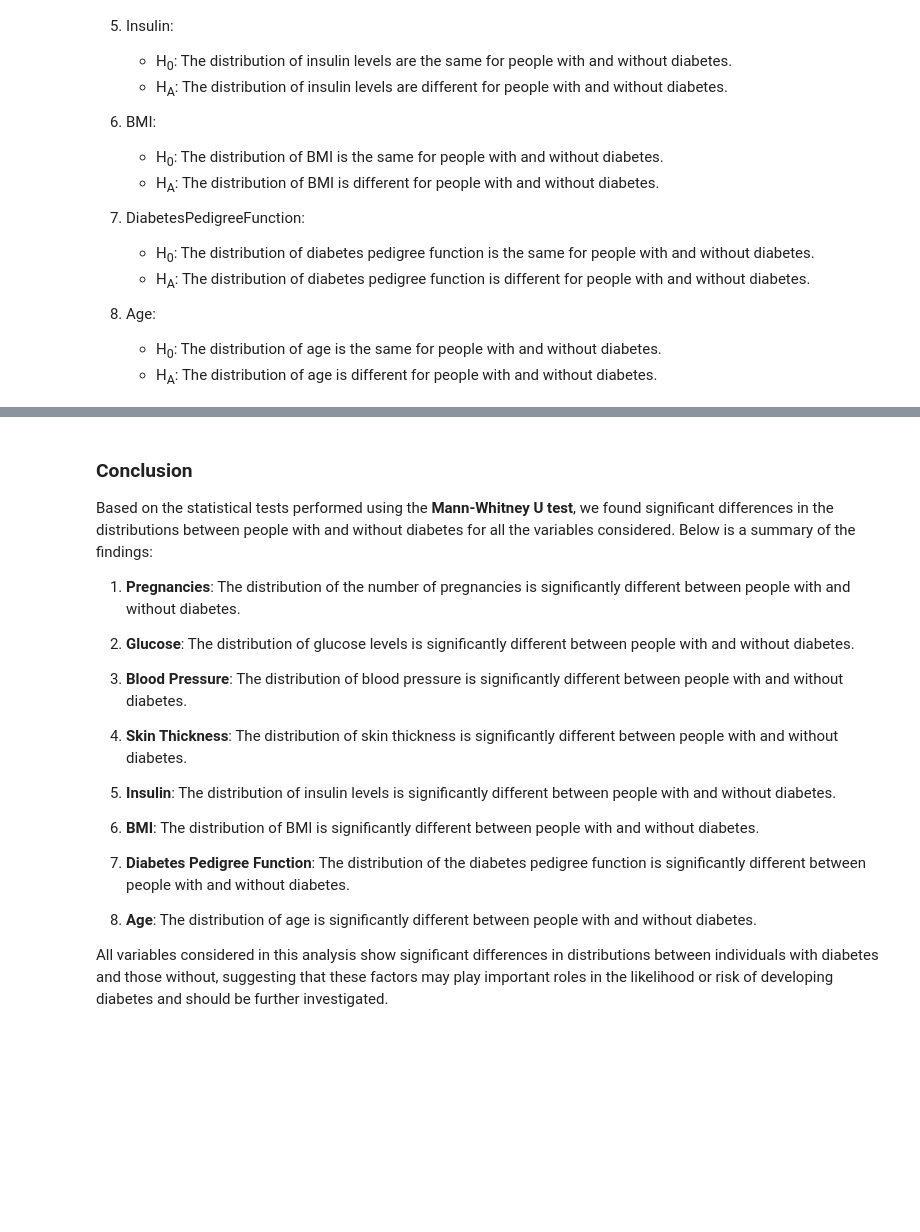
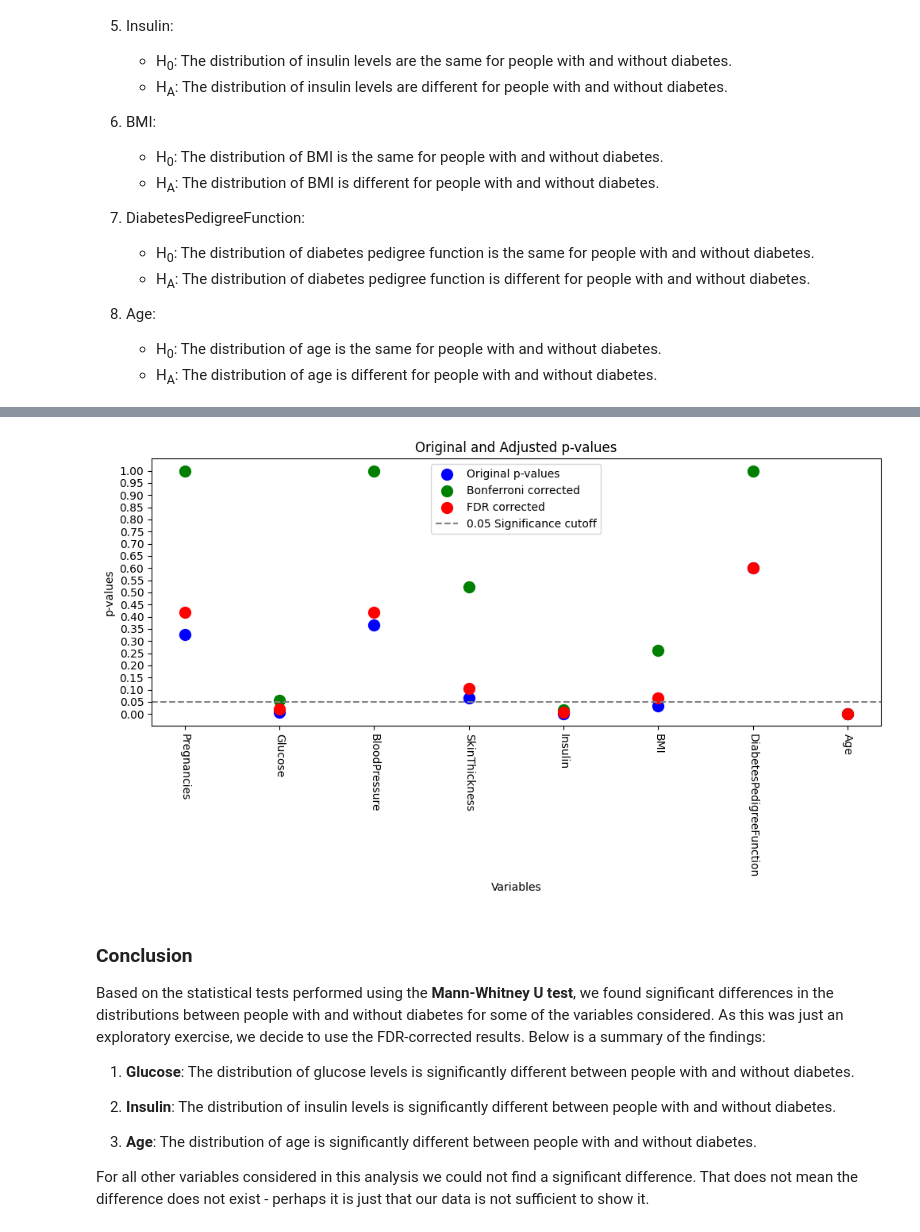
Before and after one commit to imperialchem/python-stats-intro, a Jupyter notebook: part2/stats-intro2.ipynb, the cells around one changed output, grey strips where cells are left out. Cells and saved outputs as stored; diff of their text form; code cells hidden in the pictures; blank space fills up the shorter version.

```diff
--- a/part2/stats-intro2.ipynb
+++ b/part2/stats-intro2.ipynb
@@ -275,25 +314,44 @@ Age                        0.00000000     0.00000000      0.00000000
+# %%
+# Plotting the results
+variables = np.array(variables)
+plt.figure(figsize=(10, 6))
+
+# Plot original p-values
+plt.scatter(variables, p_values, color='blue', label='Original p-values', s=100)
+
+# Plot Bonferroni corrected p-values
+plt.scatter(variables, bonferroni_corrected, color='green', label='Bonferroni corrected', s=100)
+
+# Plot FDR corrected p-values
+plt.scatter(variables, fdr_corrected, color='red', label='FDR corrected', s=100)
+
+# Draw the significance cutoff at p = 0.05
+plt.axhline(y=0.05, color='gray', linestyle='--', label='0.05 Significance cutoff')
+
+plt.xlabel('Variables')
+plt.ylabel('p-values')
+plt.title('Original and Adjusted p-values')
+plt.legend(loc=9)
+plt.xticks(rotation=270)
+plt.tight_layout()
+plt.yticks(np.arange(0, 1.05, 0.05))  # Set x-axis ticks every 0.05
+
+# Show the plot
+plt.show()
+# %% [output]
+[figure, added]
 # %% [markdown]
 ### Conclusion
 
-Based on the statistical tests performed using the **Mann-Whitney U test**, we found significant differences in the distributions between people with and without diabetes for all the variables considered. Below is a summary of the findings:
+Based on the statistical tests performed using the **Mann-Whitney U test**, we found significant differences in the distributions between people with and without diabetes for some of the variables considered. As this was just an exploratory exercise, we decide to use the FDR-corrected results. Below is a summary of the findings:
 
-1. **Pregnancies**: The distribution of the number of pregnancies is significantly different between people with and without diabetes.
+1. **Glucose**: The distribution of glucose levels is significantly different between people with and without diabetes.
 
-2. **Glucose**: The distribution of glucose levels is significantly different between people with and without diabetes.
+2. **Insulin**: The distribution of insulin levels is significantly different between people with and without diabetes.
 
-3. **Blood Pressure**: The distribution of blood pressure is significantly different between people with and without diabetes.
+3. **Age**: The distribution of age is significantly different between people with and without diabetes.
 
-4. **Skin Thickness**: The distribution of skin thickness is significantly different between people with and without diabetes.
-
-5. **Insulin**: The distribution of insulin levels is significantly different between people with and without diabetes.
-
-6. **BMI**: The distribution of BMI is significantly different between people with and without diabetes.
-
-7. **Diabetes Pedigree Function**: The distribution of the diabetes pedigree function is significantly different between people with and without diabetes.
-
-8. **Age**: The distribution of age is significantly different between people with and without diabetes.
-
-All variables considered in this analysis show significant differences in distributions between individuals with diabetes and those without, suggesting that these factors may play important roles in the likelihood or risk of developing diabetes and should be further investigated.
+For all other variables considered in this analysis we could not find a significant difference. That does not mean the difference does not exist - perhaps it is just that our data is not sufficient to show it.
 # %% [markdown]
 ### Practice - Multiple comparisons using the Iris dataset
 
```
Also changed, not shown: parts of 10 cells of this notebook, 6 other files.
